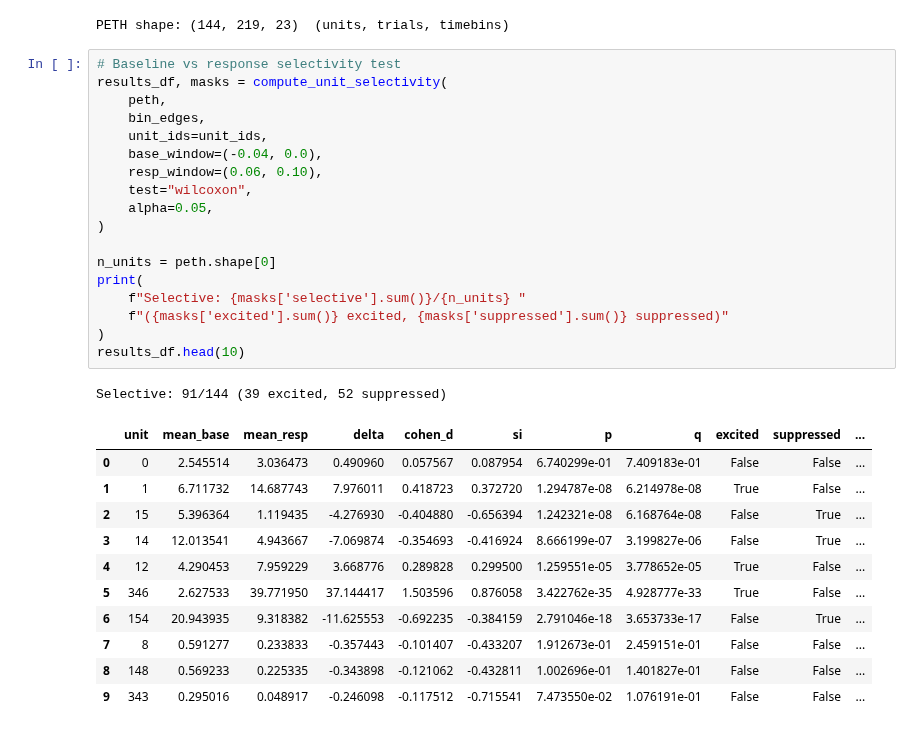
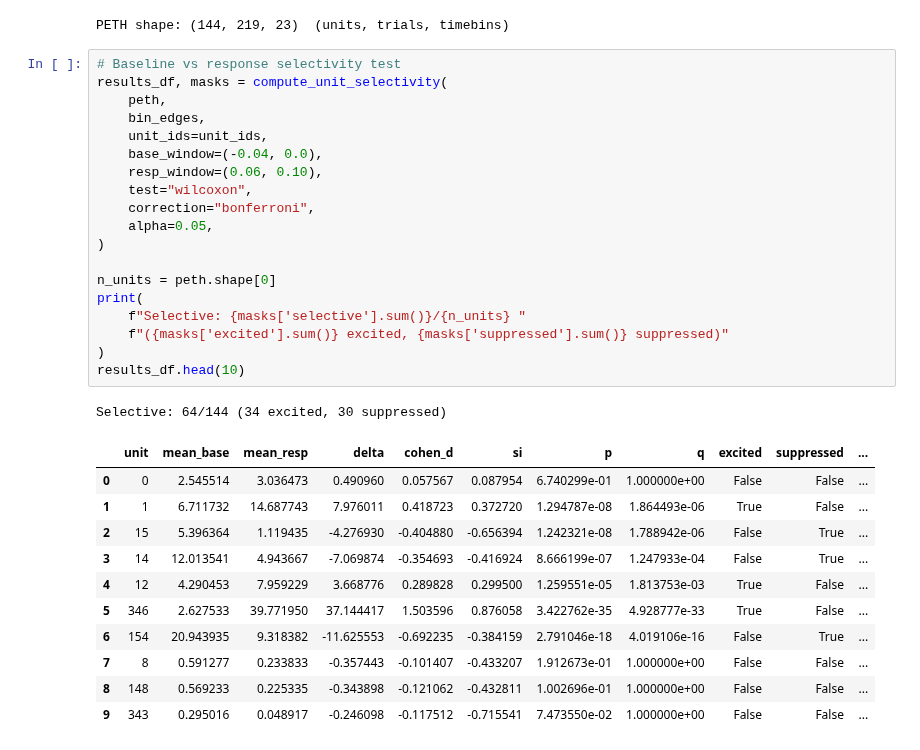
Before and after one commit to rojasgabriel/ephys, a Jupyter notebook: notebooks/selectivity.ipynb, the cells around one changed output. Drawn from its saved outputs; the diff is of its cells as text.

```diff
--- a/notebooks/selectivity.ipynb
+++ b/notebooks/selectivity.ipynb
@@ -43,34 +43,35 @@ PETH shape: (144, 219, 23)  (units, trials, timebins)
 # %%
 # Baseline vs response selectivity test
 results_df, masks = compute_unit_selectivity(
     peth,
     bin_edges,
     unit_ids=unit_ids,
     base_window=(-0.04, 0.0),
     resp_window=(0.06, 0.10),
     test="wilcoxon",
+    correction="bonferroni",
     alpha=0.05,
 )
 
 n_units = peth.shape[0]
 print(
     f"Selective: {masks['selective'].sum()}/{n_units} "
     f"({masks['excited'].sum()} excited, {masks['suppressed'].sum()} suppressed)"
 )
 results_df.head(10)
 # %% [output]
-Selective: 91/144 (39 excited, 52 suppressed)
+Selective: 64/144 (34 excited, 30 suppressed)
 |  | unit | mean_base | mean_resp | delta | cohen_d | si | p | q | excited | suppressed | ... |
-| 0 | 0 | 2.545514 | 3.036473 | 0.490960 | 0.057567 | 0.087954 | 6.740299e-01 | 7.409183e-01 | False | False | ... |
-| 1 | 1 | 6.711732 | 14.687743 | 7.976011 | 0.418723 | 0.372720 | 1.294787e-08 | 6.214978e-08 | True | False | ... |
-| 2 | 15 | 5.396364 | 1.119435 | -4.276930 | -0.404880 | -0.656394 | 1.242321e-08 | 6.168764e-08 | False | True | ... |
-| 3 | 14 | 12.013541 | 4.943667 | -7.069874 | -0.354693 | -0.416924 | 8.666199e-07 | 3.199827e-06 | False | True | ... |
-| 4 | 12 | 4.290453 | 7.959229 | 3.668776 | 0.289828 | 0.299500 | 1.259551e-05 | 3.778652e-05 | True | False | ... |
+| 0 | 0 | 2.545514 | 3.036473 | 0.490960 | 0.057567 | 0.087954 | 6.740299e-01 | 1.000000e+00 | False | False | ... |
+| 1 | 1 | 6.711732 | 14.687743 | 7.976011 | 0.418723 | 0.372720 | 1.294787e-08 | 1.864493e-06 | True | False | ... |
+| 2 | 15 | 5.396364 | 1.119435 | -4.276930 | -0.404880 | -0.656394 | 1.242321e-08 | 1.788942e-06 | False | True | ... |
+| 3 | 14 | 12.013541 | 4.943667 | -7.069874 | -0.354693 | -0.416924 | 8.666199e-07 | 1.247933e-04 | False | True | ... |
+| 4 | 12 | 4.290453 | 7.959229 | 3.668776 | 0.289828 | 0.299500 | 1.259551e-05 | 1.813753e-03 | True | False | ... |
 | 5 | 346 | 2.627533 | 39.771950 | 37.144417 | 1.503596 | 0.876058 | 3.422762e-35 | 4.928777e-33 | True | False | ... |
-| 6 | 154 | 20.943935 | 9.318382 | -11.625553 | -0.692235 | -0.384159 | 2.791046e-18 | 3.653733e-17 | False | True | ... |
-| 7 | 8 | 0.591277 | 0.233833 | -0.357443 | -0.101407 | -0.433207 | 1.912673e-01 | 2.459151e-01 | False | False | ... |
-| 8 | 148 | 0.569233 | 0.225335 | -0.343898 | -0.121062 | -0.432811 | 1.002696e-01 | 1.401827e-01 | False | False | ... |
-| 9 | 343 | 0.295016 | 0.048917 | -0.246098 | -0.117512 | -0.715541 | 7.473550e-02 | 1.076191e-01 | False | False | ... |
+| 6 | 154 | 20.943935 | 9.318382 | -11.625553 | -0.692235 | -0.384159 | 2.791046e-18 | 4.019106e-16 | False | True | ... |
+| 7 | 8 | 0.591277 | 0.233833 | -0.357443 | -0.101407 | -0.433207 | 1.912673e-01 | 1.000000e+00 | False | False | ... |
+| 8 | 148 | 0.569233 | 0.225335 | -0.343898 | -0.121062 | -0.432811 | 1.002696e-01 | 1.000000e+00 | False | False | ... |
+| 9 | 343 | 0.295016 | 0.048917 | -0.246098 | -0.117512 | -0.715541 | 7.473550e-02 | 1.000000e+00 | False | False | ... |
 # %%
 # Classify excited units by number of PSTH peaks
 # (suppressed units have sub-baseline responses — peak detection doesn't apply)
```
Also changed, not shown: parts of 6 cells of this notebook, 2 other files.
